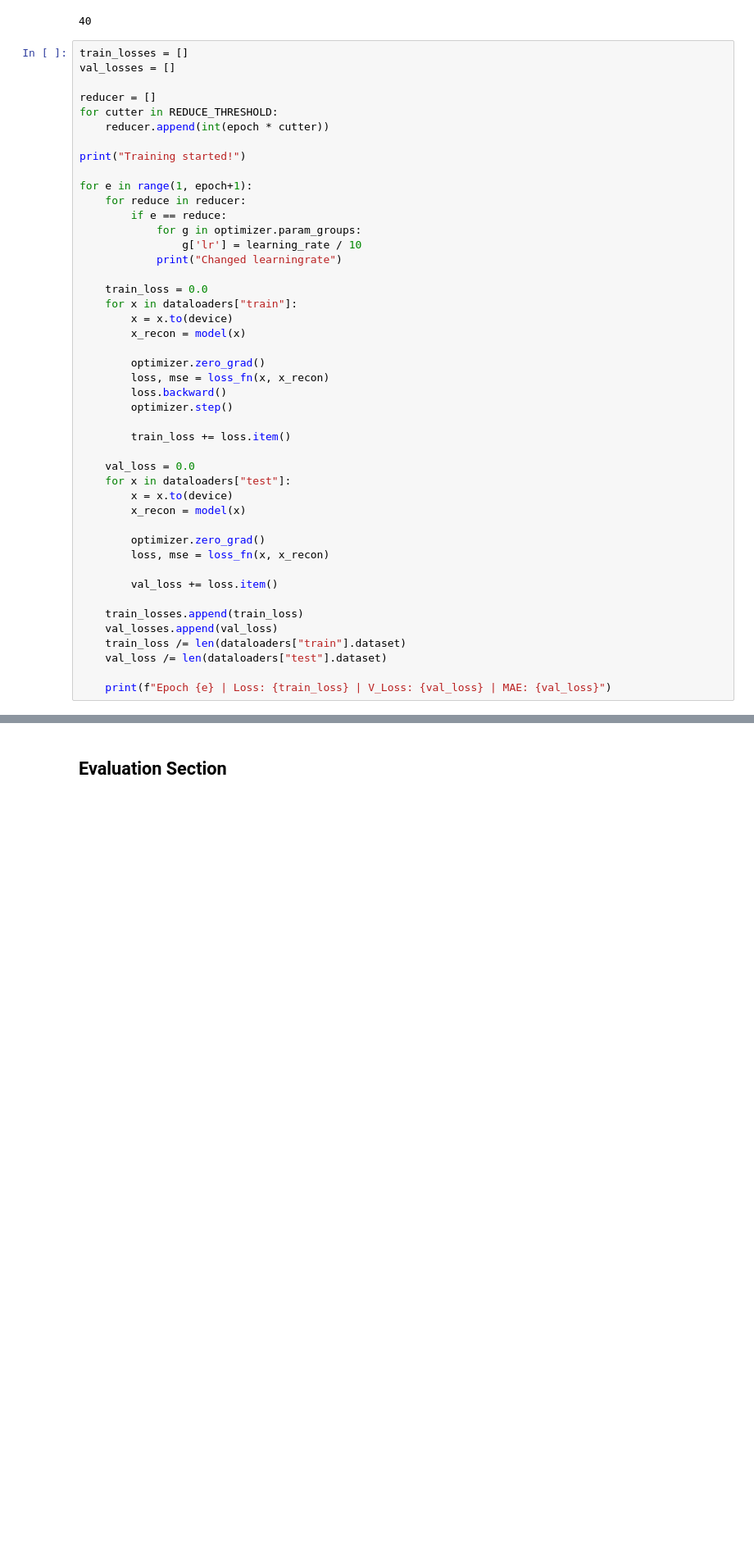
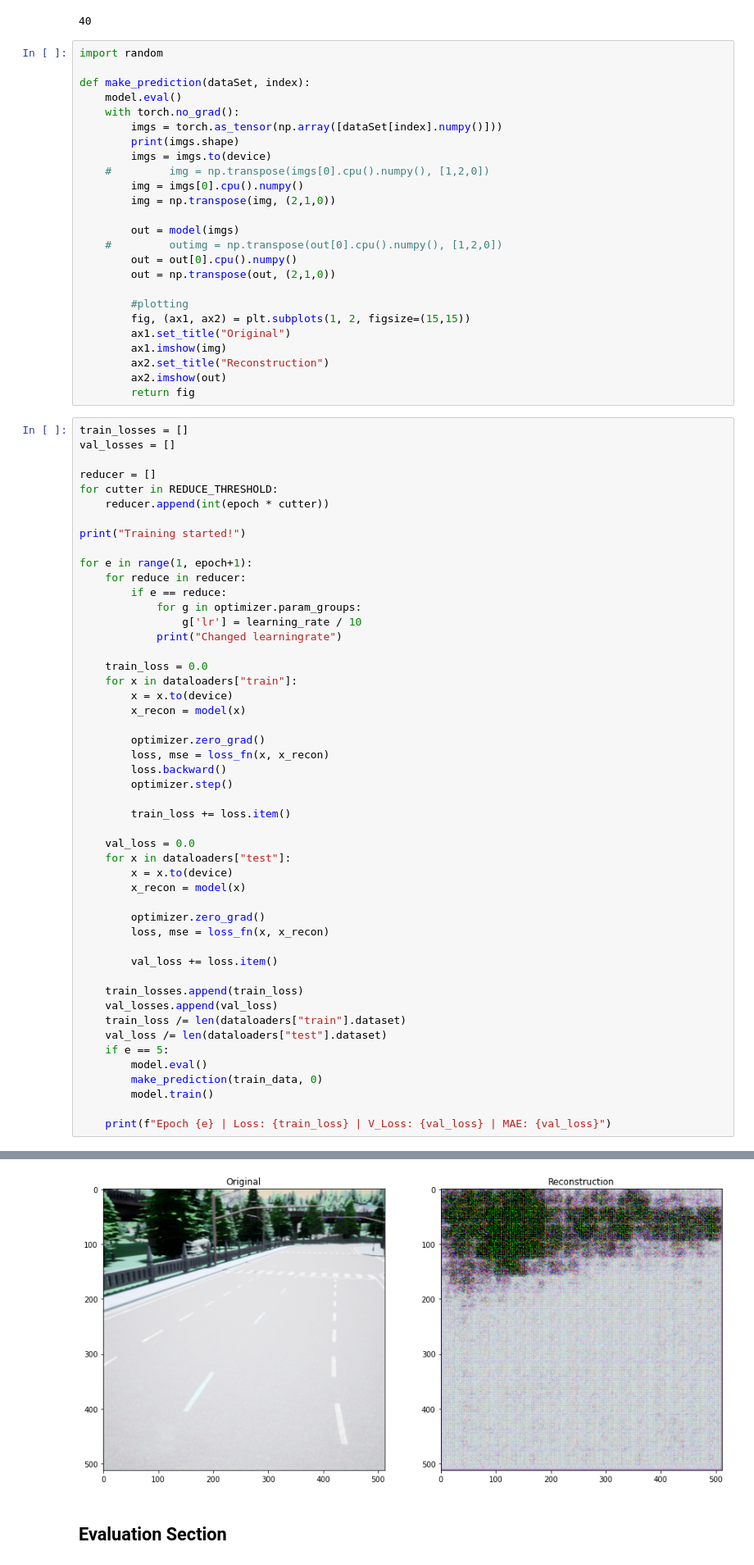
Before and after one commit to MoritzNekolla/Anomaly, a Jupyter notebook: AE_Carla-Copy1.ipynb, the cells around one changed output, grey strips where cells are left out. Shown at 82% size. Cells and saved outputs as stored; diff of their text form; blank space fills up the shorter version.

```diff
--- a/AE_Carla-Copy1.ipynb
+++ b/AE_Carla-Copy1.ipynb
@@ -366,6 +366,31 @@ def evalOnSet(data):
 len(dataloaders["train"].dataset)
 # %% [output]
 40
+# %%
+import random
+
+def make_prediction(dataSet, index):
+    model.eval()
+    with torch.no_grad():
+        imgs = torch.as_tensor(np.array([dataSet[index].numpy()]))
+        print(imgs.shape)
+        imgs = imgs.to(device)
+    #         img = np.transpose(imgs[0].cpu().numpy(), [1,2,0])
+        img = imgs[0].cpu().numpy()
+        img = np.transpose(img, (2,1,0))
+
+        out = model(imgs)
+    #         outimg = np.transpose(out[0].cpu().numpy(), [1,2,0])
+        out = out[0].cpu().numpy()
+        out = np.transpose(out, (2,1,0))
+
+        #plotting
+        fig, (ax1, ax2) = plt.subplots(1, 2, figsize=(15,15))
+        ax1.set_title("Original")
+        ax1.imshow(img)
+        ax2.set_title("Reconstruction")
+        ax2.imshow(out)
+        return fig
 # %%
 train_losses = []
 val_losses = []
@@ -409,6 +434,10 @@ for e in range(1, epoch+1):
     val_losses.append(val_loss)
     train_loss /= len(dataloaders["train"].dataset)
     val_loss /= len(dataloaders["test"].dataset)
+    if e == 5:
+        model.eval()
+        make_prediction(train_data, 0)
+        model.train()
 
     print(f"Epoch {e} | Loss: {train_loss} | V_Loss: {val_loss} | MAE: {val_loss}")
 # %% [output]
@@ -428,3 +458,4 @@ Epoch 10 | Loss: 82484.221875 | V_Loss: 82221.144140625 | MAE: 82221.144140625
+[figure, added]
 # %% [markdown]
 ## Evaluation Section
 # %%
```
Also changed, not shown: parts of 5 cells of this notebook, 2 other files.
